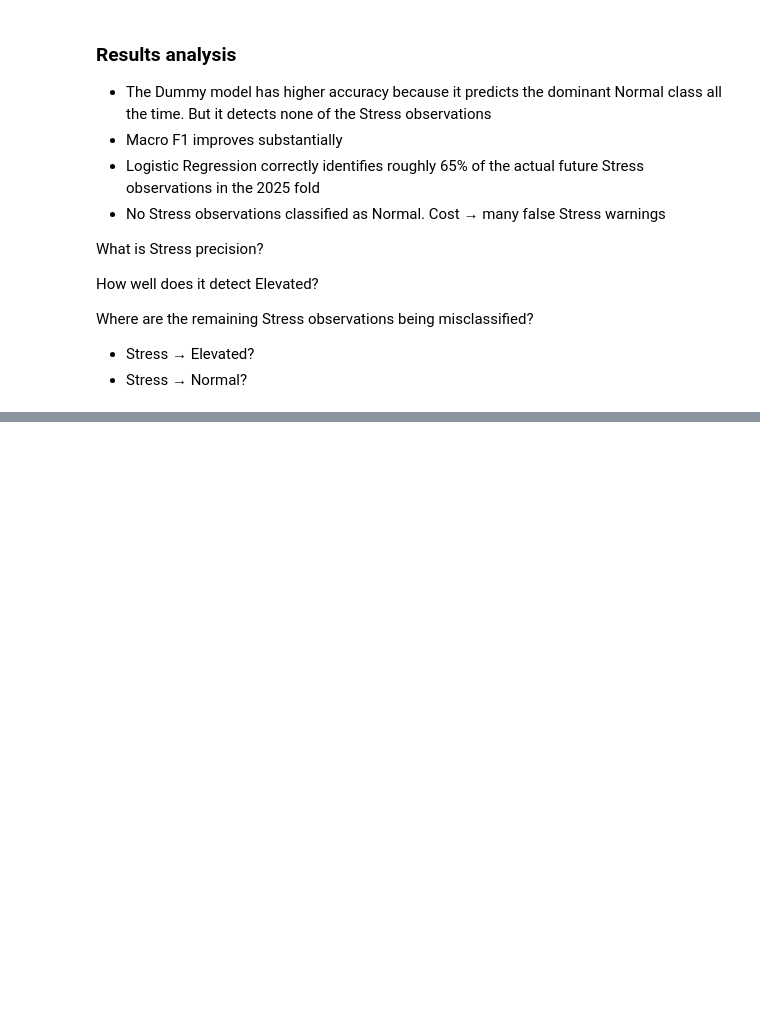
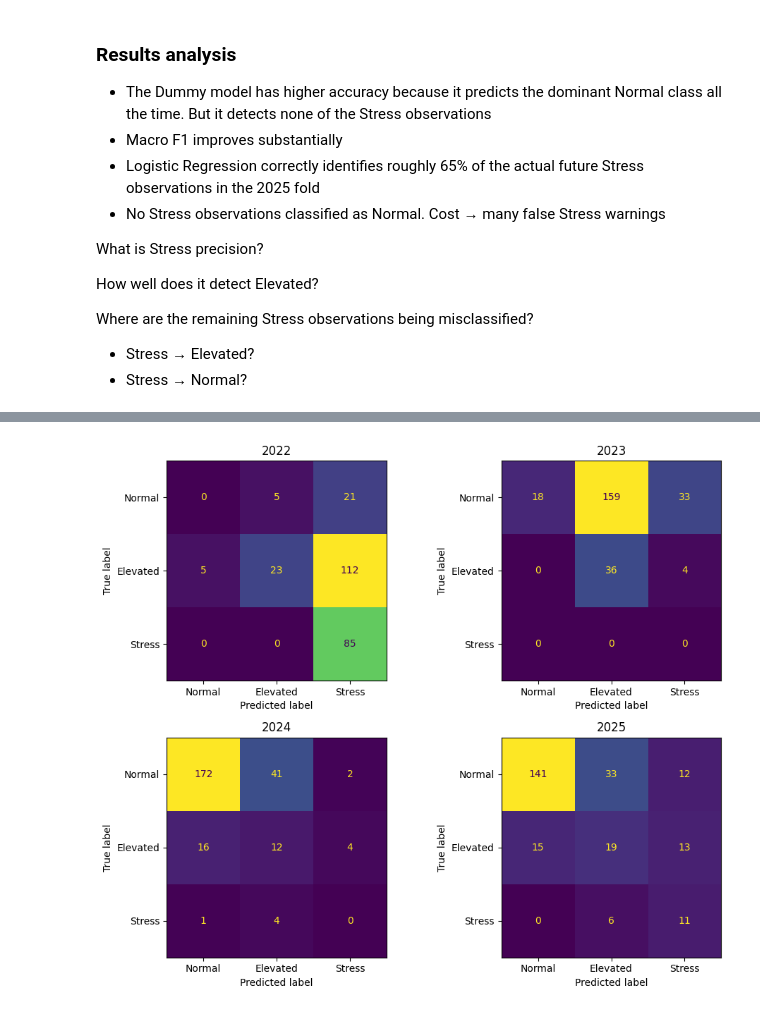
Before and after one commit to Lucie0124/Financial-Volatility-Forecasting, a Jupyter notebook: notebooks/05_regime_clssification.ipynb, the cells around one changed output, grey strips where cells are left out. Cells and saved outputs as stored; diff of their text form; code cells hidden in the pictures; blank space fills up the shorter version.

```diff
--- a/notebooks/05_regime_clssification.ipynb
+++ b/notebooks/05_regime_clssification.ipynb
@@ -443,0 +537,7 @@ Where are the remaining Stress observations being misclassified?
+# %%
+all_predictions_df = pd.concat(
+    all_predictions,
+    ignore_index=True,
+)
+
+all_predictions_df.head()
@@ -443,0 +557,28 @@ Where are the remaining Stress observations being misclassified?
+# %%
+fig, axes = plt.subplots(2, 2, figsize=(10, 8))
+axes = axes.flatten()
+
+for ax, test_year in zip(axes, TEST_YEARS):
+
+    year_predictions = all_predictions_df.loc[
+        all_predictions_df["year"] == test_year
+    ]
+
+    cm = confusion_matrix(
+        year_predictions["actual_regime"],
+        year_predictions["predicted_regime"],
+        labels=CLASS_LABELS,
+    )
+
+    display = ConfusionMatrixDisplay(
+        confusion_matrix=cm,
+        display_labels=CLASS_LABELS,
+    )
+
+    display.plot(ax=ax, colorbar=False)
+    ax.set_title(f"{test_year}")
+
+plt.tight_layout()
+plt.show()
+# %% [output]
+[figure, added]
```
Also changed, not shown: parts of 12 cells of this notebook.
